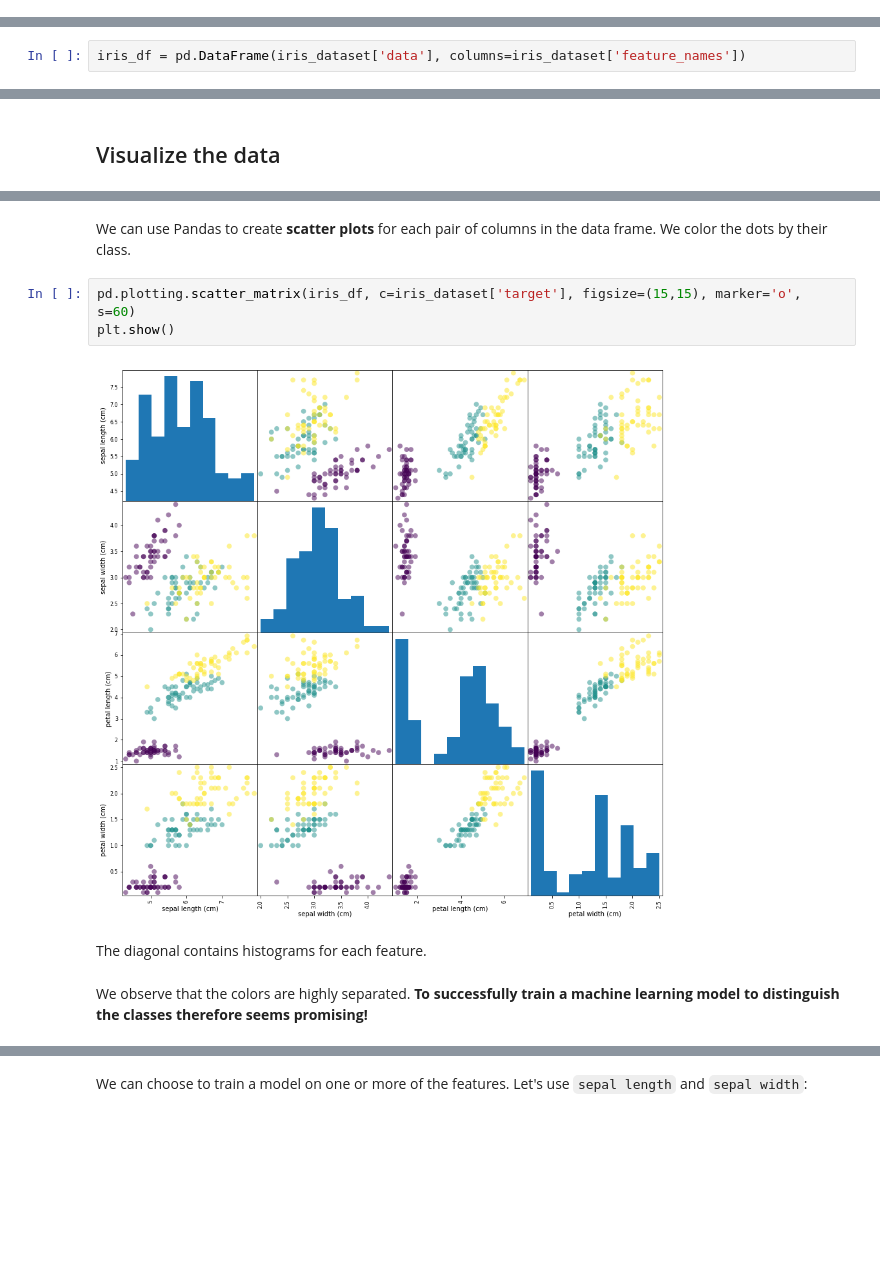
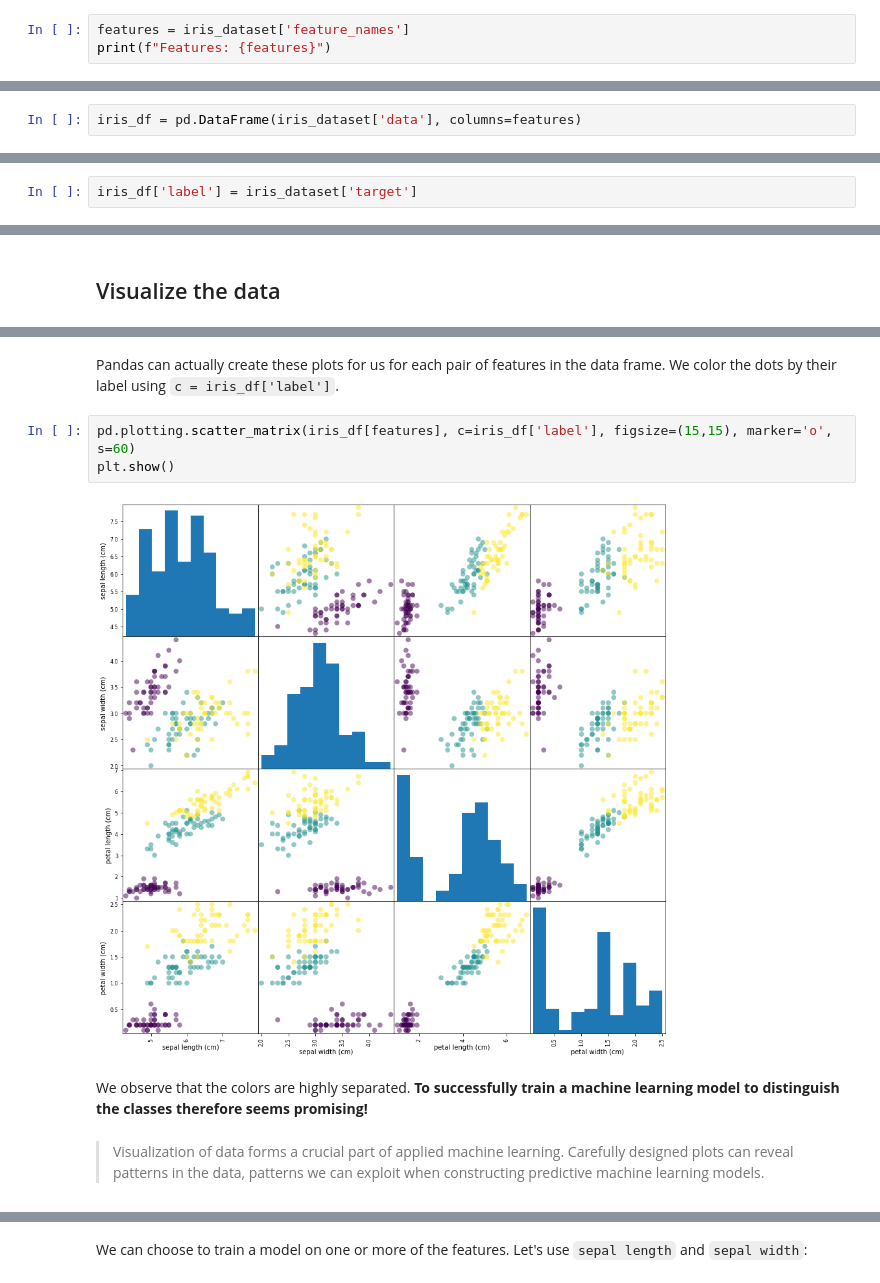
Before and after one commit to h183502/DAT158ML, a Jupyter notebook: Part1-intro/DAT158-Part1-simple_examples.ipynb, the cells around one changed output, grey strips where cells are left out. Saved outputs shown, nothing was run; the diff lists cells and outputs as text; blank space fills up the shorter version.

```diff
--- a/Part1-intro/DAT158-Part1-simple_examples.ipynb
+++ b/Part1-intro/DAT158-Part1-simple_examples.ipynb
@@ -94,0 +93,3 @@ Features: ['sepal length (cm)', 'sepal width (cm)', 'petal length (cm)', 'petal
+# %%
+features = iris_dataset['feature_names']
+print(f"Features: {features}")
@@ -109,7 +136,7 @@ There are 150 rows and 4 columns of data. Each row is called a *sample*, each co
 # %% [markdown]
 It's often very convenient to use Pandas when working with text-based data sets. In the following cell we collect all the data in a `Pandas dataframe` (a tabular format):
 # %%
-iris_df = pd.DataFrame(iris_dataset['data'], columns=iris_dataset['feature_names'])
+iris_df = pd.DataFrame(iris_dataset['data'], columns=features)
 # %% [markdown]
 Here are the first ten rows:
 # %%
@@ -128,0 +158,2 @@ iris_df.head(10)
+# %%
+iris_df['label'] = iris_dataset['target']
@@ -131,11 +208,11 @@ iris_df.head(10)
 # %% [markdown]
-We can use Pandas to create **scatter plots** for each pair of columns in the data frame. We color the dots by their class.
+Pandas can actually create these plots for us for each pair of features in the data frame. We color the dots by their label using `c = iris_df['label']`.
 # %%
-pd.plotting.scatter_matrix(iris_df, c=iris_dataset['target'], figsize=(15,15), marker='o', s=60)
+pd.plotting.scatter_matrix(iris_df[features], c=iris_df['label'], figsize=(15,15), marker='o', s=60)
 plt.show()
 # %% [output]
-[figure, old version]
+[figure, new version]
-# %% [markdown]
-The diagonal contains histograms for each feature.
 # %% [markdown]
 We observe that the colors are highly separated. **To successfully train a machine learning model to distinguish the classes therefore seems promising!**
+# %% [markdown]
+> Visualization of data forms a crucial part of applied machine learning. Carefully designed plots can reveal patterns in the data, patterns we can exploit when constructing predictive machine learning models.
```
Also changed, not shown: parts of 49 cells of this notebook, 1 other file.
